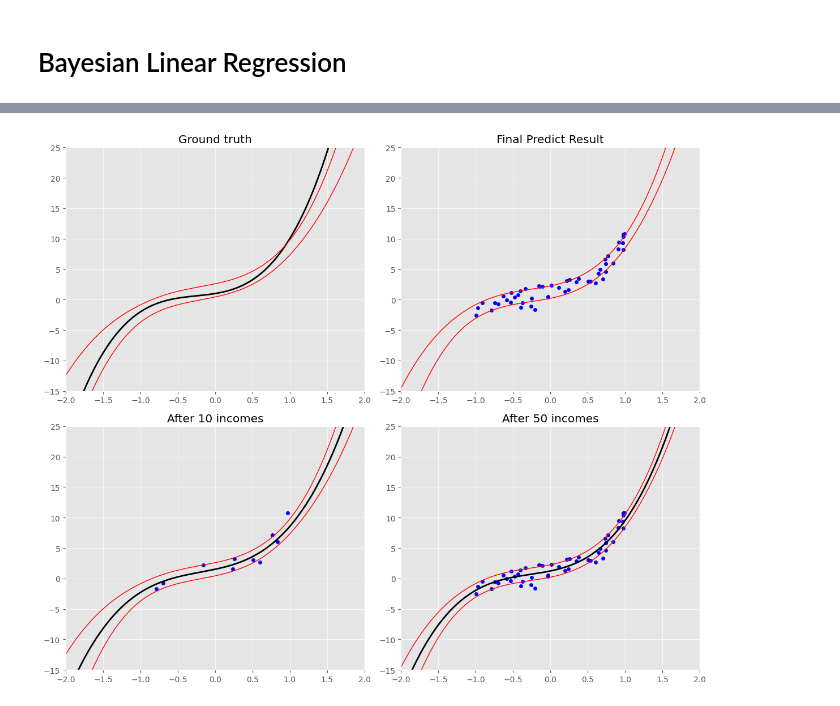
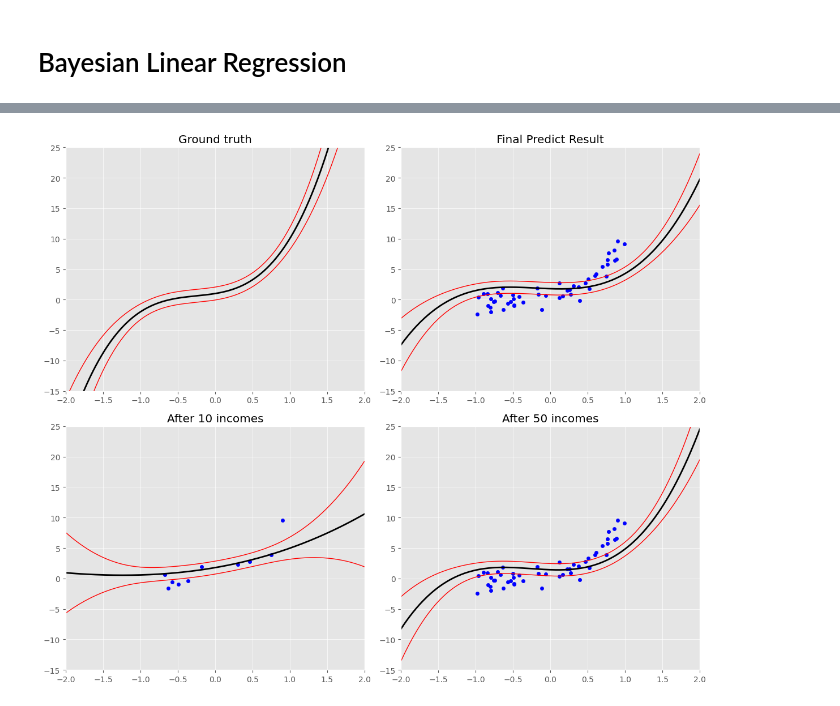
Before and after one commit to ouoxii/NYCU-Machine-Learning, a Jupyter notebook: hw3/ml hw3.ipynb, the cells around one changed output, grey strips where cells are left out. Saved outputs shown, nothing was run; the diff lists cells and outputs as text; code cells hidden in the pictures.

```diff
--- a/hw3/ml hw3.ipynb
+++ b/hw3/ml hw3.ipynb
@@ -34,7 +34,7 @@ def polynomial_basis_linear_model_data_generator(n_basis, a, w):
     phi = np.array([x**i for i in range(n_basis)])
     noise = univariate_Gaussian_data_generator(0, a)
     y = np.dot(phi, w) + noise
-    return x, y, phi
+    return x, y
 
 # print(polynomial_basis_linear_model_data_generator(3, 0.1, [1, 2, 3]))
 # %% [markdown]
@@ -116,11 +125,27 @@ def bayesian_learning(n_basis, a, w_true, b, steps, temp_steps=[10, 50]):
     temp = {}
 
     for t in range(steps):
-        x, y, phi = polynomial_basis_linear_model_data_generator(n_basis, a, w_true)
+        h = np.random.uniform(-1, 1)
+        phi = np.array([h**i for i in range(n_basis)])
+        x, y = polynomial_basis_linear_model_data_generator(n_basis, a, w_true)
+        print("Add data point ({},{})\n".format(x, y))
         S_inv += (1 / a) * np.outer(phi, phi) #每筆資料帶來的資訊
         S = np.linalg.inv(S_inv) # 1
         m += (1 / a) * y * phi # 每筆資料對mean的影響
         mu_post = np.dot(S, m) # 2
+        mu_pred = np.dot(mu_post, phi) # 用後驗的 w 來對新資料點進行預測
+        sigma2_pred = 1 / a + np.dot(phi, np.dot(S, phi))
+
+        print("posterior mean:\n")
+        for g in mu_post:
+            print(g)
+        print("\nposterior variance:\n")
+        for g in S:
+            print(g)
+        # print("\nposterior variance:\n")
+        # for v in np.diag(S):
+        #     print(v)
+        print("\nPredictive distribution ~ N({:.5f}, {:.5f})\n".format(mu_pred, sigma2_pred))
 
         x_seen.append(x)
         y_seen.append(y)
@@ -132,6 +157,13 @@ def bayesian_learning(n_basis, a, w_true, b, steps, temp_steps=[10, 50]):
                 "x_seen": x_seen.copy(),
                 "y_seen": y_seen.copy()
             }
+    # Add final result
+    temp["final"] = {
+        "mu": mu_post.copy(),
+        "S": S.copy(),
+        "x_seen": x_seen.copy(),
+        "y_seen": y_seen.copy()
+    }
 
     return temp
 
@@ -150,23 +182,26 @@ def plot_bayes_snapshots(snapshots, n_basis, a, w_true):
     snap_50 = snapshots[50]
     pred_mean_50, pred_std_50 = predict(x_plot, snap_50["mu"], snap_50["S"], n_basis, a)
 
-    # 左上：Ground truth + early prediction band
+    final_snapshot = snapshots["final"]
+    pred_mean_final, pred_std_final = predict(x_plot, final_snapshot["mu"], final_snapshot["S"], n_basis, a)
+
+    # 左上：Ground truth
     axs[0, 0].plot(x_plot, true_y, 'k', label='Ground truth')
-    axs[0, 0].plot(x_plot, pred_mean_10 + pred_std_10, 'r', linewidth=1)
-    axs[0, 0].plot(x_plot, pred_mean_10 - pred_std_10, 'r', linewidth=1)
+    axs[0, 0].plot(x_plot, np.array(true_y) + pred_std_10, 'r', linewidth=1)
+    axs[0, 0].plot(x_plot, np.array(true_y) - pred_std_10, 'r', linewidth=1)
     axs[0, 0].set_xlim([-2, 2])
     axs[0, 0].set_ylim([-15, 25])
     axs[0, 0].set_title("Ground truth")
-    axs[0, 0].grid(True)
+
 
     # 右上：Final predict result
-    axs[0, 1].plot(x_plot, pred_mean_50 + pred_std_50, 'r', linewidth=1)
-    axs[0, 1].plot(x_plot, pred_mean_50 - pred_std_50, 'r', linewidth=1)
+    axs[0, 1].plot(x_plot, pred_mean_final,'k',label='Predict mean')
+    axs[0, 1].plot(x_plot, pred_mean_final + pred_std_final, 'r', linewidth=1)
+    axs[0, 1].plot(x_plot, pred_mean_final - pred_std_final, 'r', linewidth=1)
     axs[0, 1].scatter(snap_50["x_seen"], snap_50["y_seen"], color='blue', s=20)
     axs[0, 1].set_xlim([-2, 2])
     axs[0, 1].set_ylim([-15, 25])
     axs[0, 1].set_title("Final Predict Result")
-    axs[0, 1].grid(True)
 
     # 左下：After 10 incomes
     axs[1, 0].plot(x_plot, pred_mean_10, 'black', label='Predict mean')
@@ -176,7 +211,6 @@ def plot_bayes_snapshots(snapshots, n_basis, a, w_true):
     axs[1, 0].set_xlim([-2, 2])
     axs[1, 0].set_ylim([-15, 25])
     axs[1, 0].set_title("After 10 incomes")
-    axs[1, 0].grid(True)
 
     # 右下：After 50 incomes
     axs[1, 1].plot(x_plot, pred_mean_50, 'black', label='Predict mean')
@@ -186,21 +220,25 @@ def plot_bayes_snapshots(snapshots, n_basis, a, w_true):
     axs[1, 1].set_xlim([-2, 2])
     axs[1, 1].set_ylim([-15, 25])
     axs[1, 1].set_title("After 50 incomes")
-    axs[1, 1].grid(True)
 
     plt.tight_layout()
     plt.show()
 
 
+b = 1
+n = 4
+a = 1
+w_true = np.array([1, 2, 3, 4])
+
 
 temp = bayesian_learning(
-    n_basis=4,
-    a=1,
-    w_true=np.array([1, 2, 3, 4]),
-    b=1,
-    steps=50
+    n_basis=n,
+    a=a,
+    w_true=w_true,
+    b=b,
+    steps=100
 
 )
 
-plot_bayes_snapshots(temp, n_basis=4, a=1, w_true=np.array([1, 2, 3, 4]))
+plot_bayes_snapshots(temp, n_basis=n, a=a, w_true=w_true)
 # %% [output]
@@ -207 +262 @@ plot_bayes_snapshots(temp, n_basis=4, a=1, w_true=np.array([1, 2, 3, 4]))
-[figure, old version]
+[figure, new version]
```
Also changed, not shown: parts of 3 cells of this notebook, 1 other file.
